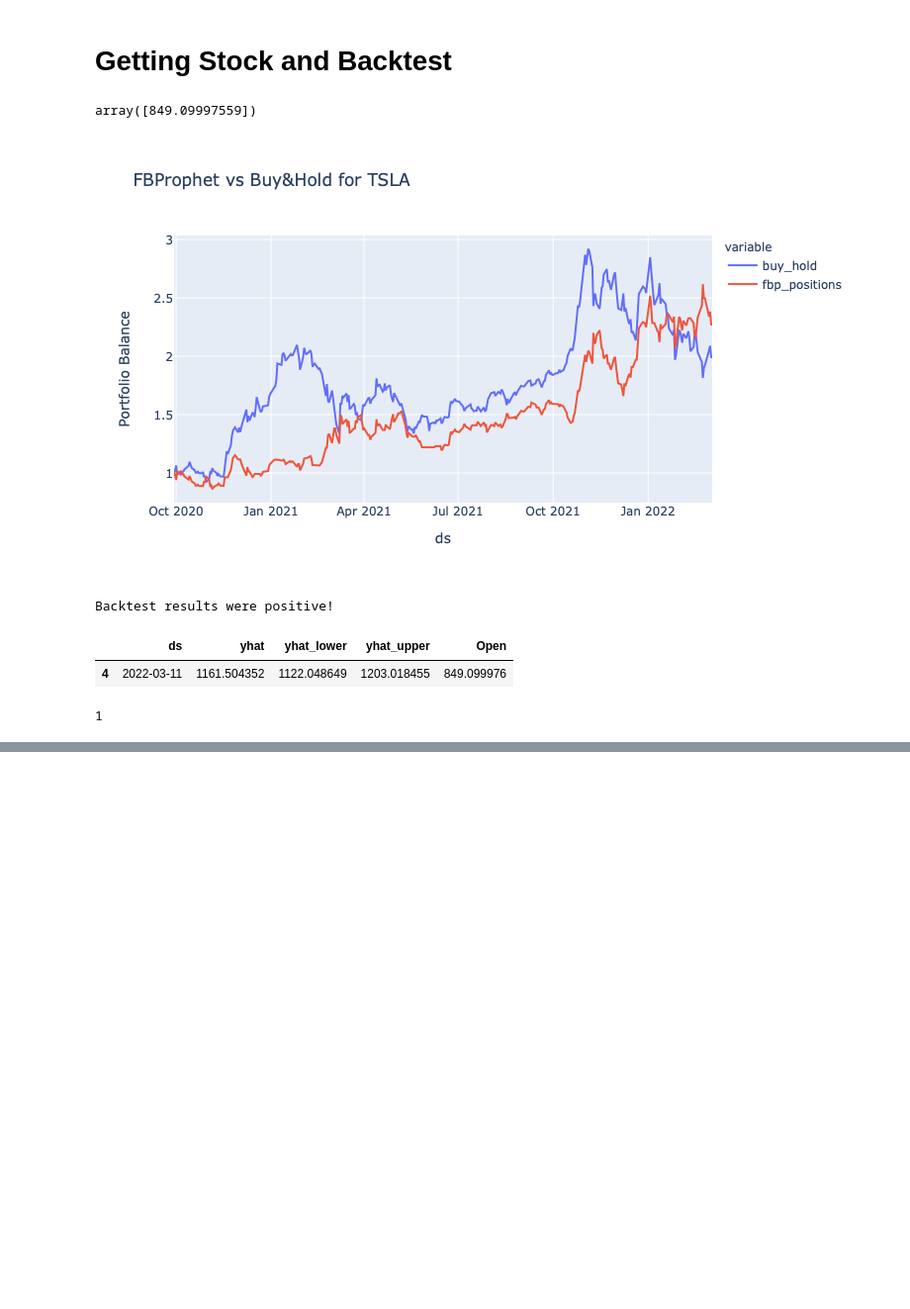
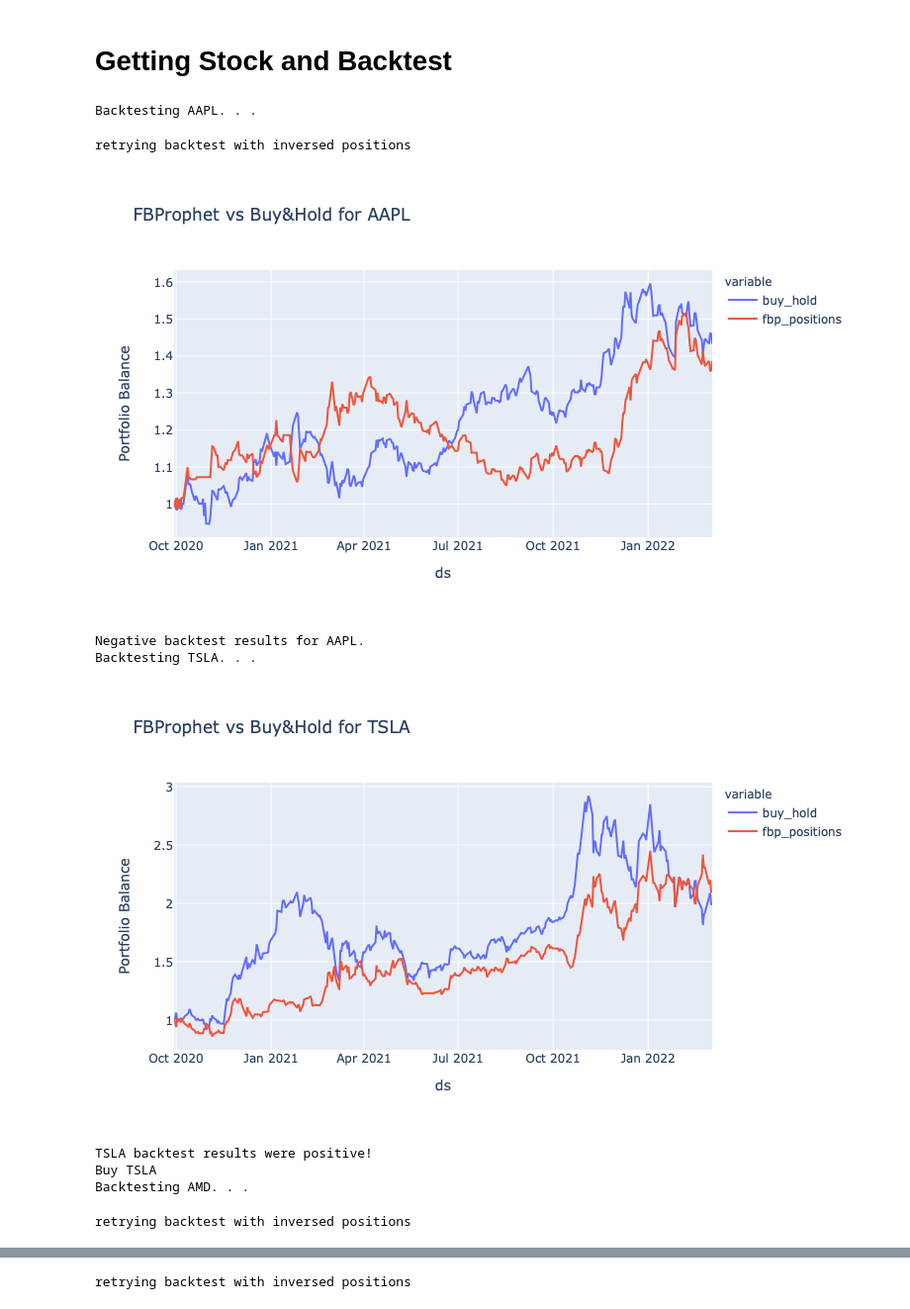
Before and after one commit to marcosan93/Medium-Misc-Tutorials, a Jupyter notebook: Stock-Market-Tutorials/autoBacktest.ipynb, the cells around one changed output, grey strips where cells are left out. Shown at 99% size. Saved outputs shown, nothing was run; the diff lists cells and outputs as text; code cells hidden in the pictures; blank space fills up the shorter version.

Commit message:
backtested multiple stocks and altered some functions

```diff
--- a/Stock-Market-Tutorials/autoBacktest.ipynb
+++ b/Stock-Market-Tutorials/autoBacktest.ipynb
@@ -296,7 +289,7 @@ fig.show()
 # %% [markdown]
 # Consolidating Backtest Functions
 # %%
-def backtestStock(stock, pred_df, inverse_pos=False):
+def backtestStock(stock, pred_df, prices, inverse_pos=False):
 
     # Adding sentiment positions to the forecast DF
     positions = pred_df
@@ -353,6 +346,7 @@ def backtestStock(stock, pred_df, inverse_pos=False):
         return backtestStock(
             stock,
             pred_df,
+            prices,
             inverse_pos=True
         )
 
@@ -384,12 +378,11 @@ def backtestStock(stock, pred_df, inverse_pos=False):
         }
 # %% [markdown]
 # Getting Stock and Backtest
-# %%
-prices.tail(1)['Open'].values
-# %% [output]
-array([849.09997559])
 # %%
 def getStockAndBacktest(stock, n_days, training_days, mov_avg, forecast_period):
+
+    # Printing the stock
+    print(f"Backtesting {stock}. . .")
 
     # Retrieving prices with the given parameters
     prices = getStockPrices(
@@ -399,6 +392,10 @@ def getStockAndBacktest(stock, n_days, training_days, mov_avg, forecast_period):
         mov_avg=mov_avg
     )
 
+    if prices.empty:
+        print(f"Not enough price history for {stock}; skipping backtest...")
+        return
+
     # Running Facebook Prophet with the set parameters
     pred_df = runningFBP(
         prices,
@@ -407,10 +404,10 @@ def getStockAndBacktest(stock, n_days, training_days, mov_avg, forecast_period):
     )
 
     # Running backtest
-    backtest = backtestStock(stock, pred_df, inverse_pos=False)
+    backtest = backtestStock(stock, pred_df, prices, inverse_pos=False)
 
     if backtest['backtestResult']:
-        print("Backtest results were positive!")
+        print(f"{stock} backtest results were positive!")
 
         # Run Prophet for current prediction
         preds = fbpTrainPredict(
@@ -420,29 +417,40 @@ def getStockAndBacktest(stock, n_days, training_days, mov_avg, forecast_period):
 
         preds['Open'] = prices.tail(1)['Open'].values
 
-        display(preds)
-
         # Getting forecast prophet positions
         trade_decision = fbpPositions(preds.to_dict('records')[0], short=True) * backtest['inversePosition']
 
-        print(trade_decision)
+        trade_dict = {
+            1 : f"Buy {stock}",
+            0 : f"Exit {stock}/Do nothing",
+            -1: f"Short {stock}"
+        }
 
-        return
+        print(trade_dict[trade_decision])
+
+        return trade_dict[trade_decision]
 
     else:
-        print("Negative backtest results.")
+        print(f"Negative backtest results for {stock}.")
         return
 # %%
-getStockAndBacktest(
-    stock="TSLA",
-    n_days=365,
-    training_days=200,
-    mov_avg=5,
-    forecast_period=5
-)
+for i in ["AAPL", "TSLA", "AMD", "AAL", "BAC"]:
+
+    getStockAndBacktest(
+        stock=i,
+        n_days=365,
+        training_days=200,
+        mov_avg=5,
+        forecast_period=5
+    )
 # %% [output]
+Backtesting AAPL. . .
+retrying backtest with inversed positions
-[figure, old version]
+[figure, new version]
-Backtest results were positive!
-|  | ds | yhat | yhat_lower | yhat_upper | Open |
-| 4 | 2022-03-11 | 1161.504352 | 1122.048649 | 1203.018455 | 849.099976 |
-1
+Negative backtest results for AAPL.
+Backtesting TSLA. . .
+[figure, added]
+TSLA backtest results were positive!
+Buy TSLA
+Backtesting AMD. . .
+retrying backtest with inversed positions
@@ -448,0 +460 @@ Backtest results were positive!
+retrying backtest with inversed positions
```
Also changed, not shown: parts of 6 cells of this notebook.
